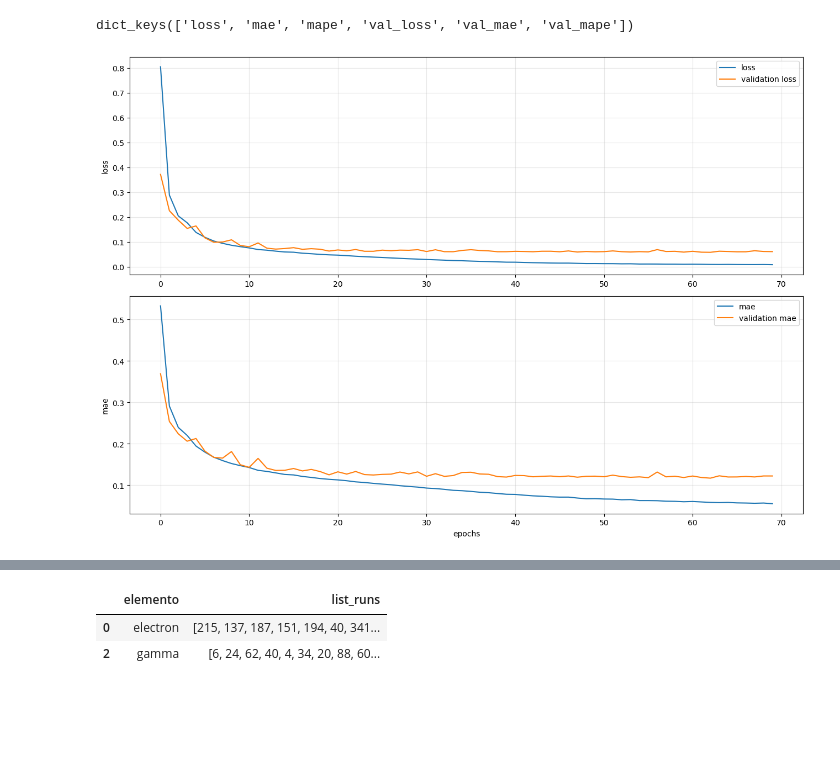
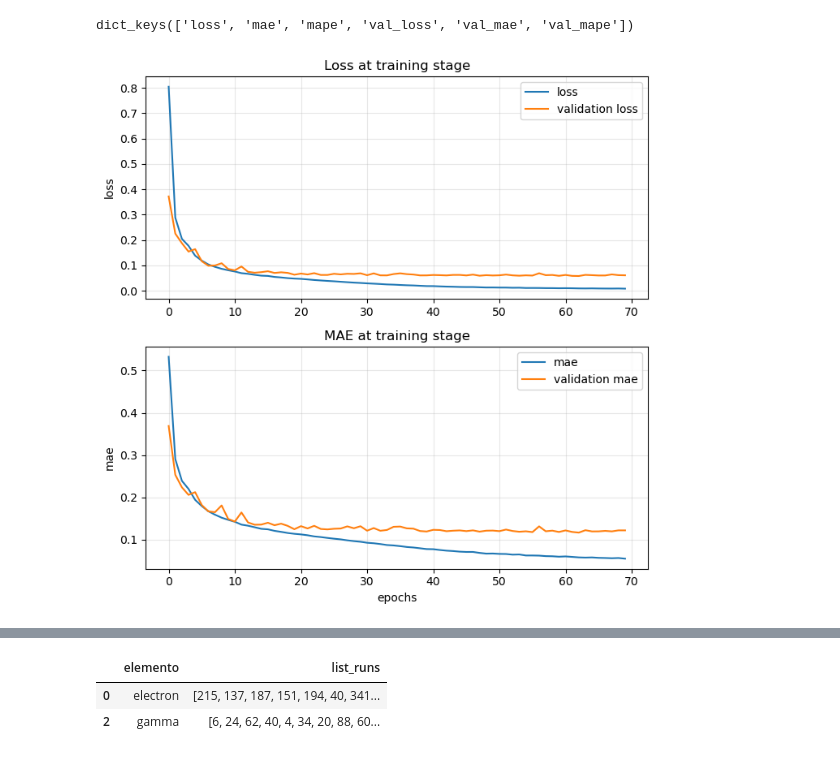
Before and after one commit to ArturoSirvent/second_CTA_analysis, a Jupyter notebook: notebooks/013.1_energy_analysisResultados.ipynb, the cells around one changed output, grey strips where cells are left out. Saved outputs shown, nothing was run; the diff lists cells and outputs as text; code cells hidden in the pictures; blank space fills up the shorter version.

```diff
--- a/notebooks/013.1_energy_analysisResultados.ipynb
+++ b/notebooks/013.1_energy_analysisResultados.ipynb
@@ -144,25 +257,27 @@ hist.keys()
 # %% [output]
 dict_keys(['loss', 'mae', 'mape', 'val_loss', 'val_mae', 'val_mape'])
 # %%
-fig = plt.figure(figsize=(13,9))
+fig = plt.figure(figsize=(7,7))
 ax=plt.subplot(2,1,1)
 plt.plot(hist["loss"],label="loss")
 plt.plot(hist["val_loss"],label="validation loss")
 plt.legend()
 plt.ylabel("loss")
+plt.title("Loss at training stage")
 plt.grid(alpha=0.3)
 plt.subplot(2,1,2,sharex=ax)
 plt.plot(hist["mae"],label="mae")
 plt.plot(hist["val_mae"],label="validation mae")
 plt.ylabel("mae")
+plt.title("MAE at training stage")
 plt.xlabel("epochs")
 
 plt.legend()
 plt.grid(alpha=0.3)
 
 plt.tight_layout()
 # %% [output]
-[figure, old version]
+[figure, new version]
 # %%
 modelo=tf.keras.models.load_model(f"{RESULTS_DIR}/test_2_300.h5")
 # %% [output]
```
Also changed, not shown: parts of 11 cells of this notebook, 1 other file.
